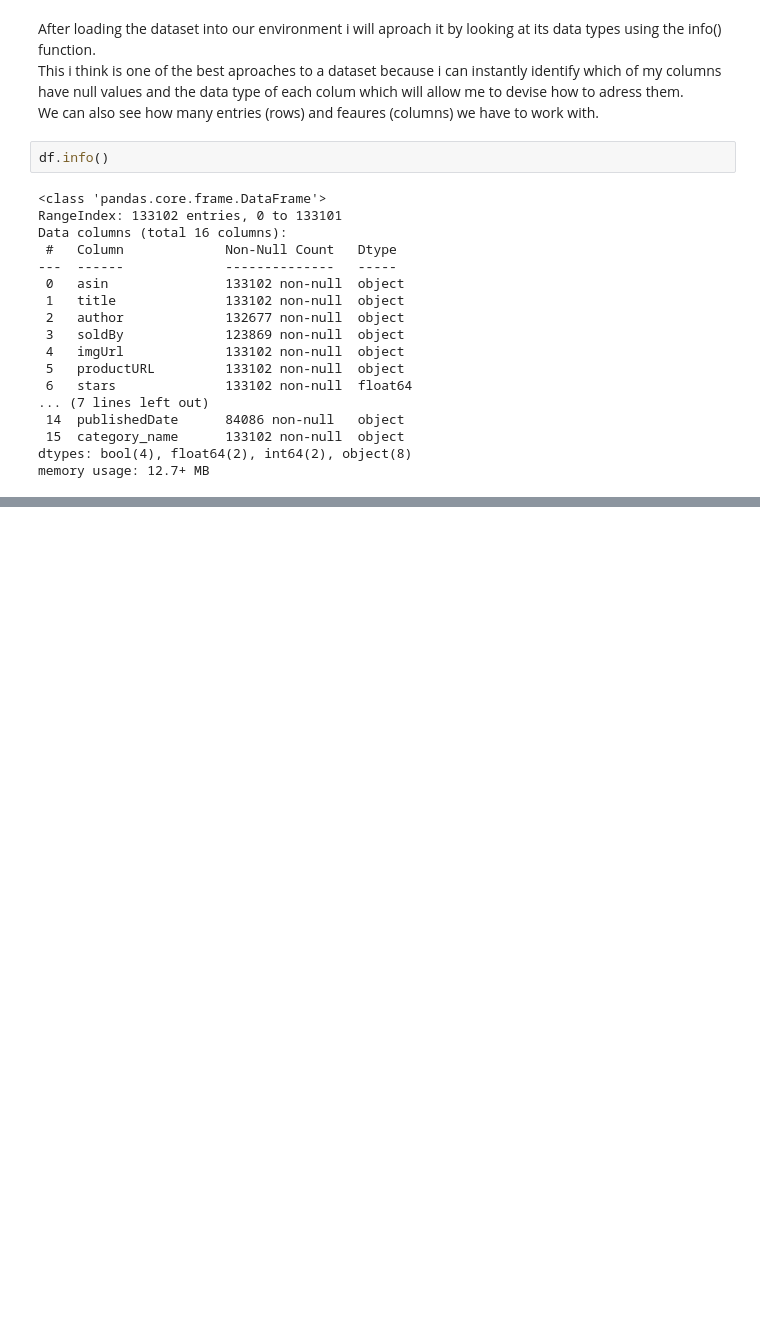
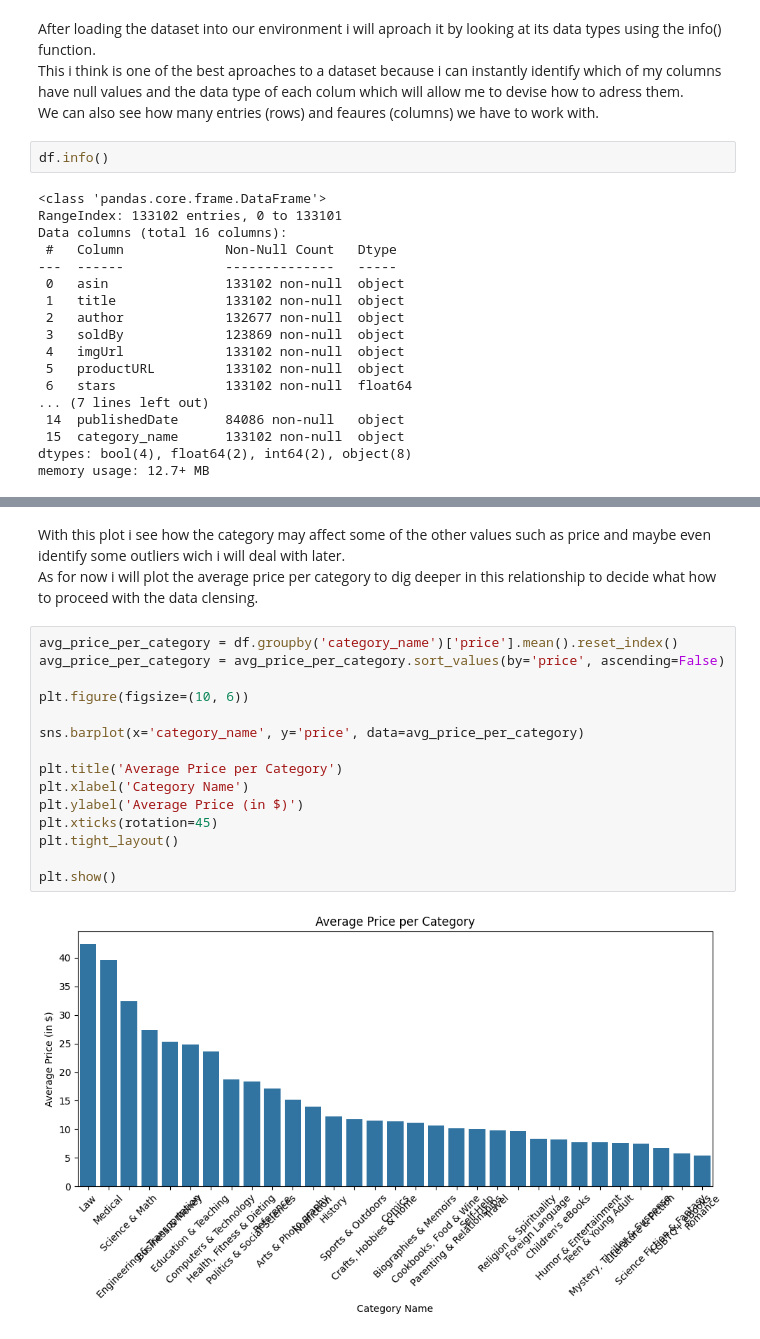
Before and after one commit to Arniquin/ExploratoryDataAnalysis-HypothesisTesting, a Jupyter notebook: Hypothesis.ipynb, the cells around one changed output, grey strips where cells are left out. Cells and saved outputs as stored; diff of their text form; blank space fills up the shorter version.

```diff
--- a/Hypothesis.ipynb
+++ b/Hypothesis.ipynb
@@ -86,0 +146,20 @@ df.head()
+# %% [markdown]
+With this plot i see how the category may affect some of the other values such as price and maybe even identify some outliers wich i will deal with later.
+As for now i will plot the average price per category to dig deeper in this relationship to decide what how to proceed with the data clensing.
+# %%
+avg_price_per_category = df.groupby('category_name')['price'].mean().reset_index()
+avg_price_per_category = avg_price_per_category.sort_values(by='price', ascending=False)
+
+plt.figure(figsize=(10, 6))
+
+sns.barplot(x='category_name', y='price', data=avg_price_per_category)
+
+plt.title('Average Price per Category')
+plt.xlabel('Category Name')
+plt.ylabel('Average Price (in $)')
+plt.xticks(rotation=45)
+plt.tight_layout()
+
+plt.show()
+# %% [output]
+[figure, added]
```
Also changed, not shown: parts of 42 cells of this notebook, 1 other file.
